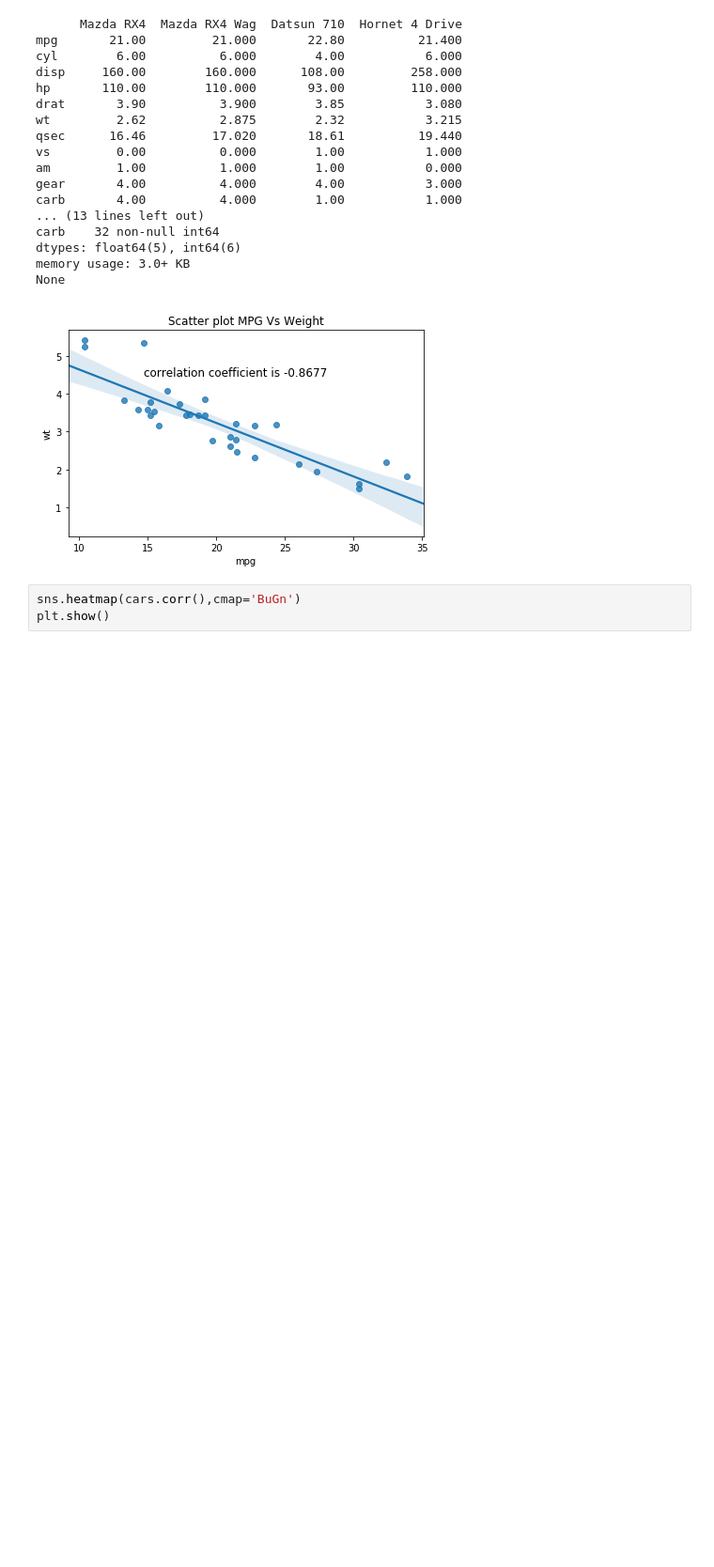
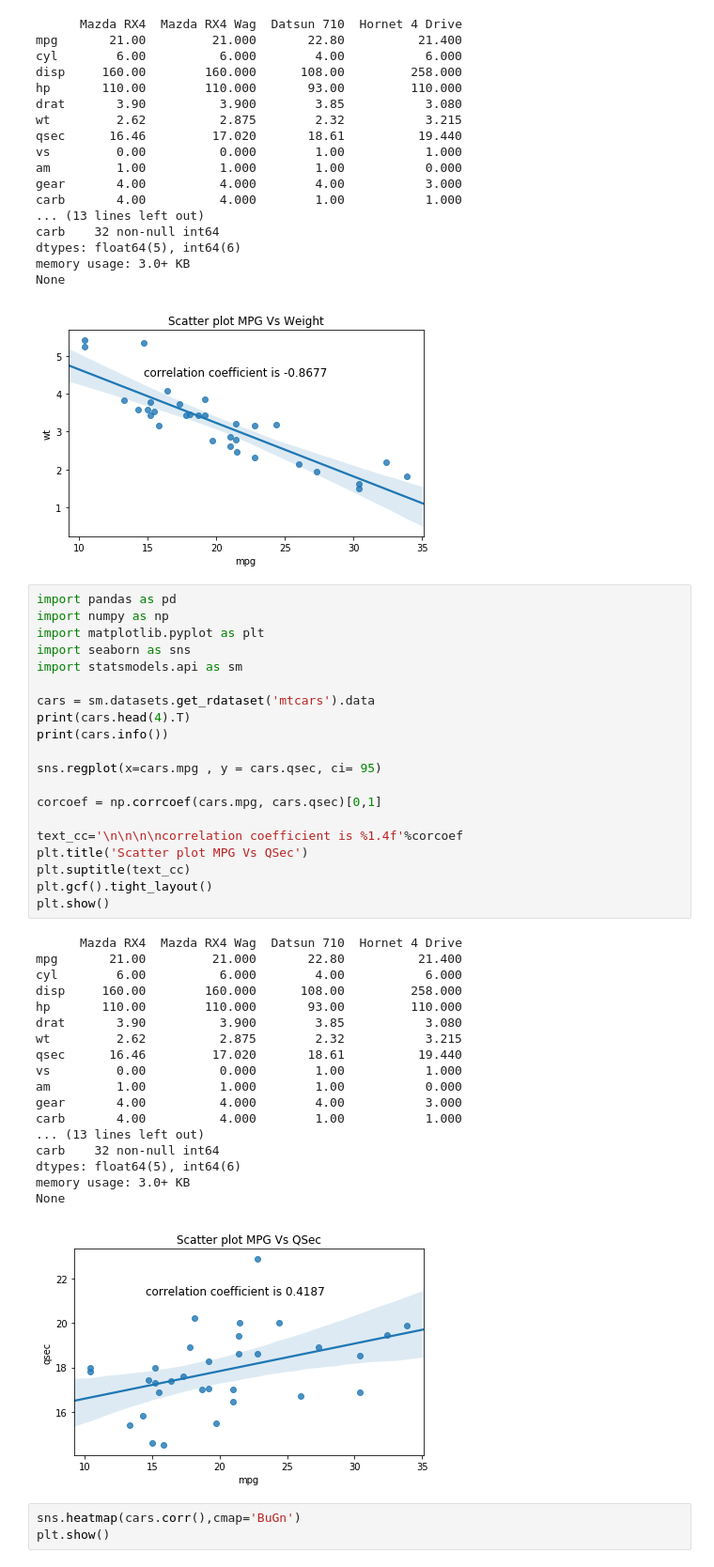
Before and after one commit to Praveennandhi13/Python_ML_Day1, a Jupyter notebook: Praveen_Training.ipynb, the cells around one changed output. Shown at 94% size. Saved outputs shown, nothing was run; the diff lists cells and outputs as text; blank space fills up the shorter version.

```diff
--- a/Praveen_Training.ipynb
+++ b/Praveen_Training.ipynb
@@ -108,6 +108,45 @@ dtypes: float64(5), int64(6)
 memory usage: 3.0+ KB
 None
 [figure]
+# %%
+import pandas as pd
+import numpy as np
+import matplotlib.pyplot as plt
+import seaborn as sns
+import statsmodels.api as sm
+
+cars = sm.datasets.get_rdataset('mtcars').data
+print(cars.head(4).T)
+print(cars.info())
+
+sns.regplot(x=cars.mpg , y = cars.qsec, ci= 95)
+
+corcoef = np.corrcoef(cars.mpg, cars.qsec)[0,1]
+
+text_cc='\n\n\n\ncorrelation coefficient is %1.4f'%corcoef
+plt.title('Scatter plot MPG Vs QSec')
+plt.suptitle(text_cc)
+plt.gcf().tight_layout()
+plt.show()
+# %% [output]
+      Mazda RX4  Mazda RX4 Wag  Datsun 710  Hornet 4 Drive
+mpg       21.00         21.000       22.80          21.400
+cyl        6.00          6.000        4.00           6.000
+disp     160.00        160.000      108.00         258.000
+hp       110.00        110.000       93.00         110.000
+drat       3.90          3.900        3.85           3.080
+wt         2.62          2.875        2.32           3.215
+qsec      16.46         17.020       18.61          19.440
+vs         0.00          0.000        1.00           1.000
+am         1.00          1.000        1.00           0.000
+gear       4.00          4.000        4.00           3.000
+carb       4.00          4.000        1.00           1.000
+... (13 lines left out)
+carb    32 non-null int64
+dtypes: float64(5), int64(6)
+memory usage: 3.0+ KB
+None
+[figure, added]
 # %%
 sns.heatmap(cars.corr(),cmap='BuGn')
 plt.show()
```
Also changed, not shown: parts of 20 cells of this notebook.
